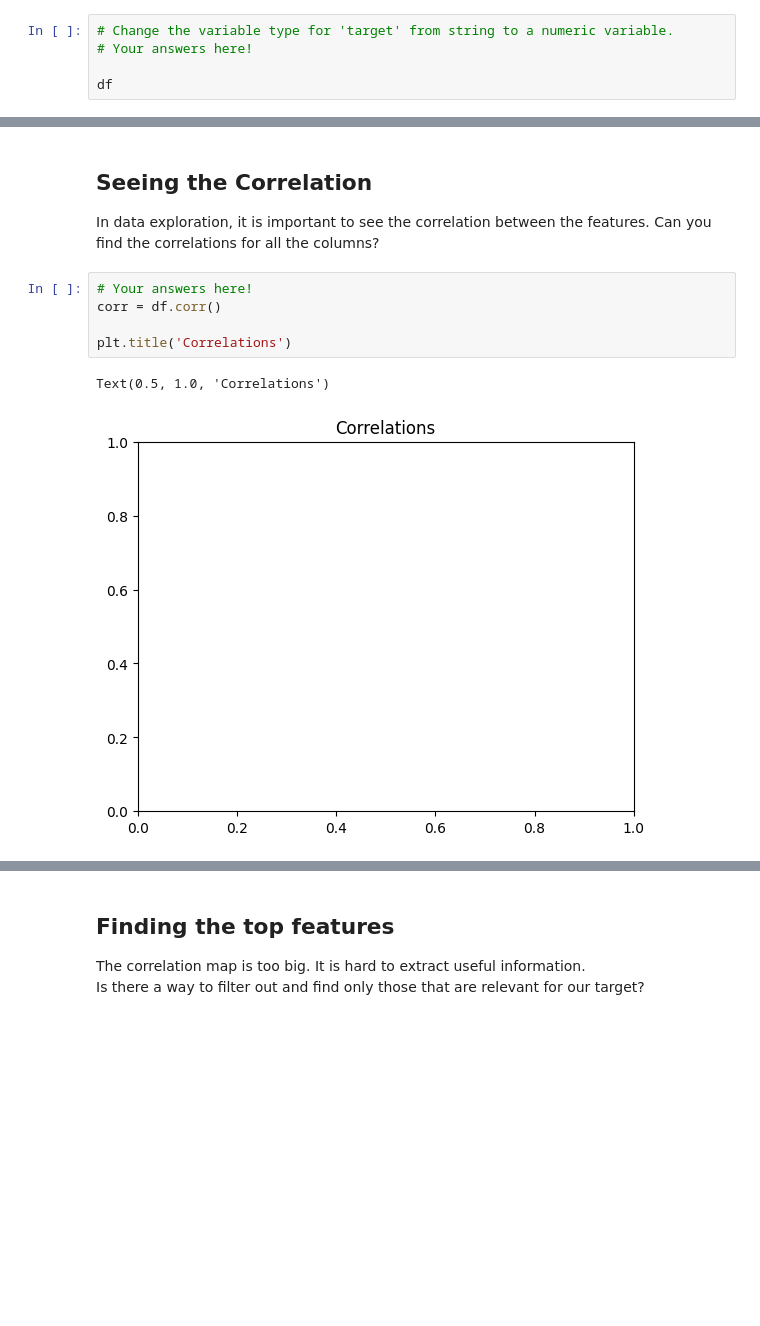
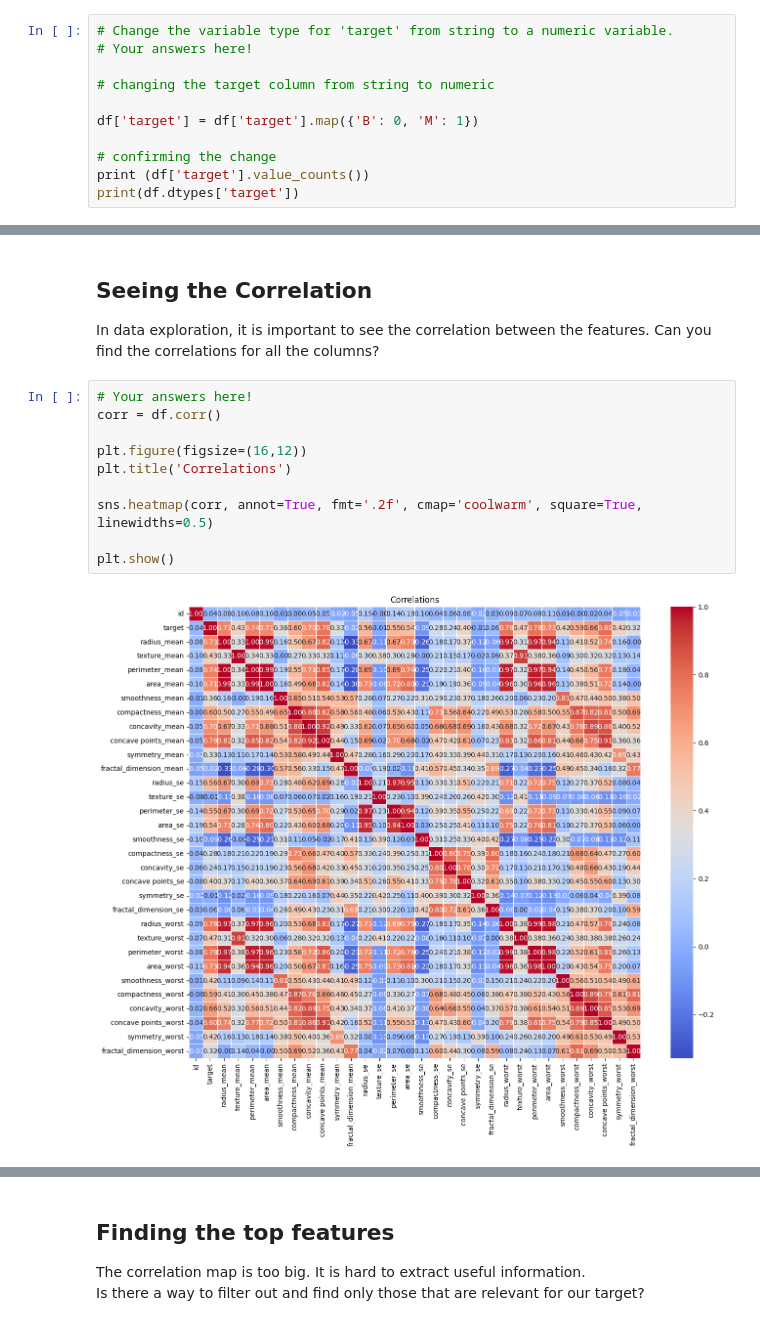
Before and after one commit to ryannemilligan/Breast-Cancer-Detection---Ryanne-Milligan., a Jupyter notebook: Breast_Cancer_Detection_Ryanne_Milligan.ipynb, the cells around one changed output, grey strips where cells are left out. Drawn from its saved outputs; the diff is of its cells as text; blank space fills up the shorter version.

Commit message:
Seeing the Correlation - created heatmap and analyzed findings.

```diff
--- a/Breast_Cancer_Detection_Ryanne_Milligan.ipynb
+++ b/Breast_Cancer_Detection_Ryanne_Milligan.ipynb
@@ -268,5 +268,11 @@ Therefore let's change the format from string to integer.
 # Change the variable type for 'target' from string to a numeric variable.
 # Your answers here!
 
-df
+# changing the target column from string to numeric
+
+df['target'] = df['target'].map({'B': 0, 'M': 1})
+
+# confirming the change
+print (df['target'].value_counts())
+print(df.dtypes['target'])
 # %% [output]
@@ -290,8 +288,12 @@ Can you find the correlations for all the columns?
 # %%
 # Your answers here!
 corr = df.corr()
 
+plt.figure(figsize=(16,12))
 plt.title('Correlations')
+
+sns.heatmap(corr, annot=True, fmt='.2f', cmap='coolwarm', square=True, linewidths=0.5)
+
+plt.show()
 # %% [output]
-Text(0.5, 1.0, 'Correlations')
-[figure, old version]
+[figure, new version]
```
Also changed, not shown: parts of 2 cells of this notebook.
